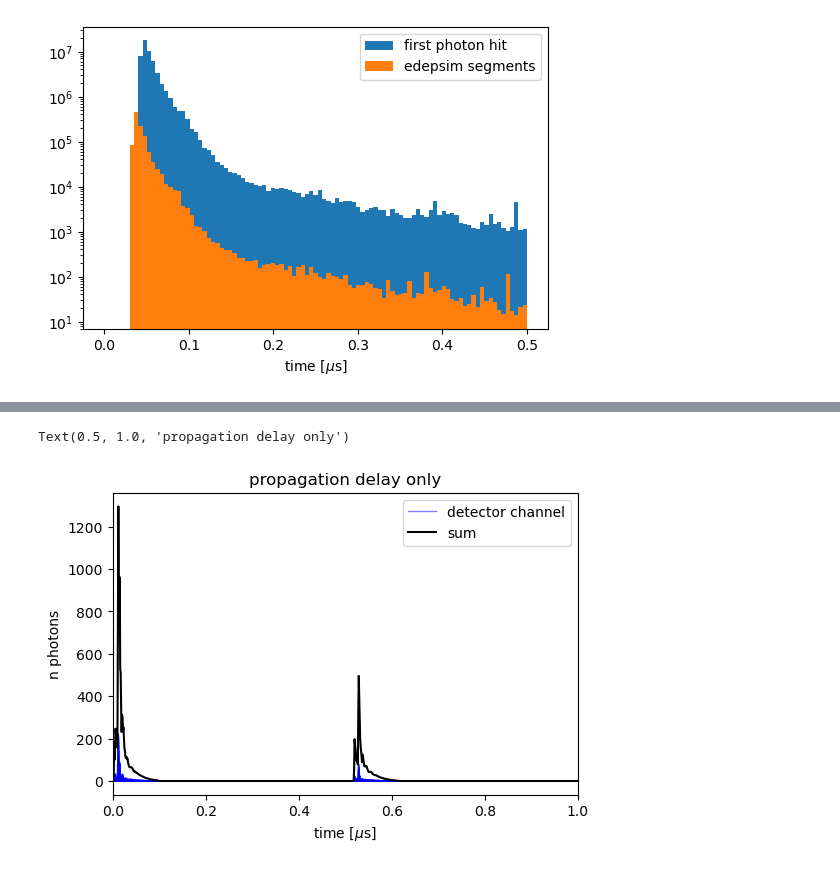
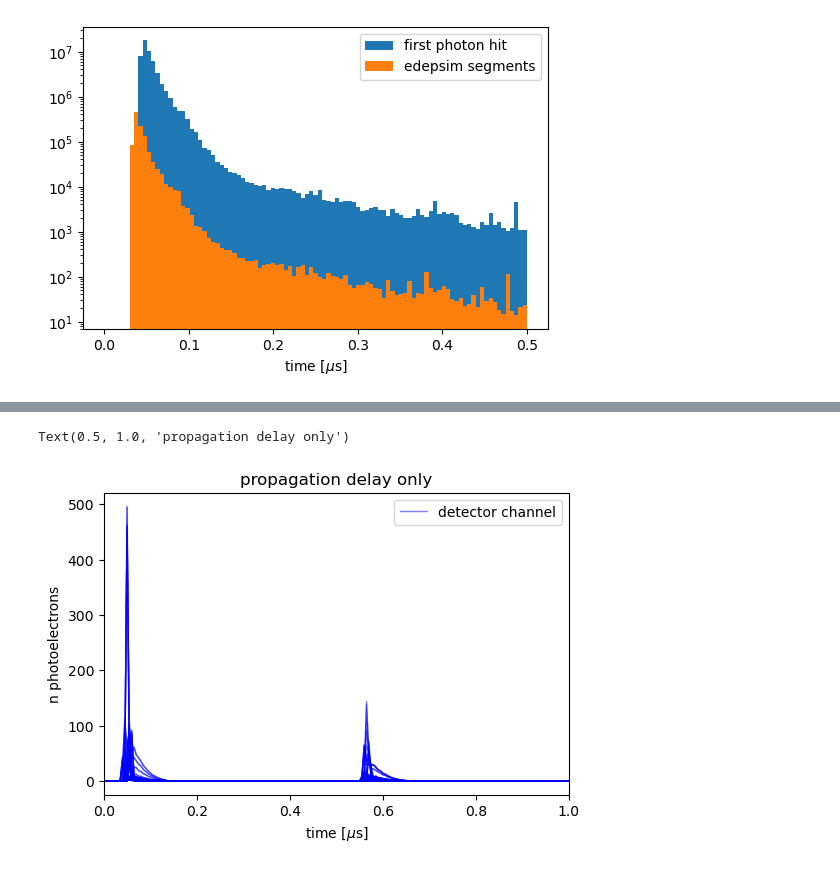
Before and after one commit to DUNE/larnd-sim, a Jupyter notebook: examples/Light signals.ipynb, the cells around one changed output, grey strips where cells are left out. Cells and saved outputs as stored; diff of their text form; code cells hidden in the pictures.

```diff
--- a/examples/Light signals.ipynb
+++ b/examples/Light signals.ipynb
@@ -127,7 +127,7 @@ RangePop()
 
 # Makes an empty array to store data from lightlut
 if light.LIGHT_SIMULATED:
-    light_sim_dat = np.zeros([len(tracks), light.N_OP_CHANNEL*2],
+    light_sim_dat = np.zeros([len(tracks), light.N_OP_CHANNEL],
                              dtype=[('n_photons_det','f4'),('t0_det','f4')])
     track_light_voxel = np.zeros([len(tracks), 3], dtype='i4')
 
@@ -416,20 +425,20 @@ RangePop()
 # %%
 from larndsim.consts.light import LIGHT_TICK_SIZE
 
 plt.figure(dpi=100)
 for idet in range(light_sample_inc.shape[0]):
-    plt.plot(np.arange(light_sample_inc.shape[1]) * LIGHT_TICK_SIZE, light_sample_inc[idet].get(),
+    plt.plot(np.arange(light_sample_inc.shape[1]) * LIGHT_TICK_SIZE + light_t_start, light_sample_inc[idet].get(),
              label='detector channel' if idet == 0 else None, color='b', lw=1, alpha=0.5)
 
-plt.plot(np.arange(light_sample_inc.shape[1]) * LIGHT_TICK_SIZE, light_sample_inc.sum(axis=0).get(), label='sum', color='k')
+# plt.plot(np.arange(light_sample_inc.shape[1]) * LIGHT_TICK_SIZE + light_t_start, light_sample_inc.sum(axis=0).get(), label='sum', color='k')
 plt.xlabel(r'time [$\mu$s]')
-plt.ylabel('n photons')
+plt.ylabel('n photoelectrons')
 plt.xlim(0,1)
 plt.legend()
 plt.title('propagation delay only')
 # %% [output]
 Text(0.5, 1.0, 'propagation delay only')
-[figure, old version]
+[figure, new version]
 # %%
 RangePush("sim_scintillation")
 light_sample_inc_scint = cp.zeros_like(light_sample_inc)
```
Also changed, not shown: parts of 9 cells of this notebook, 5 other files.
